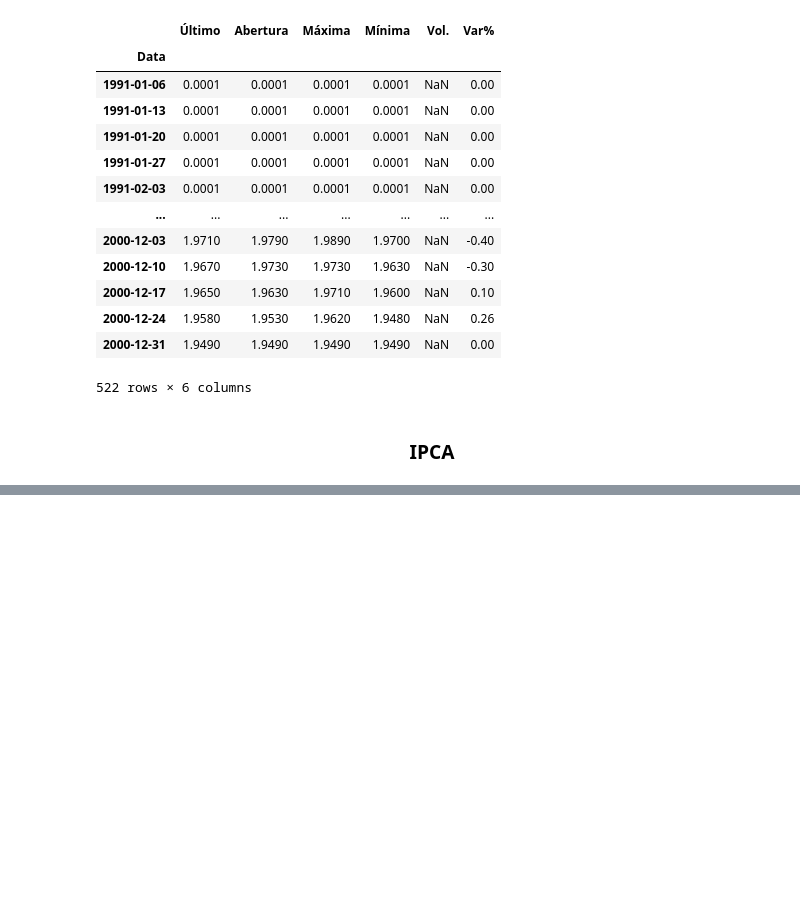
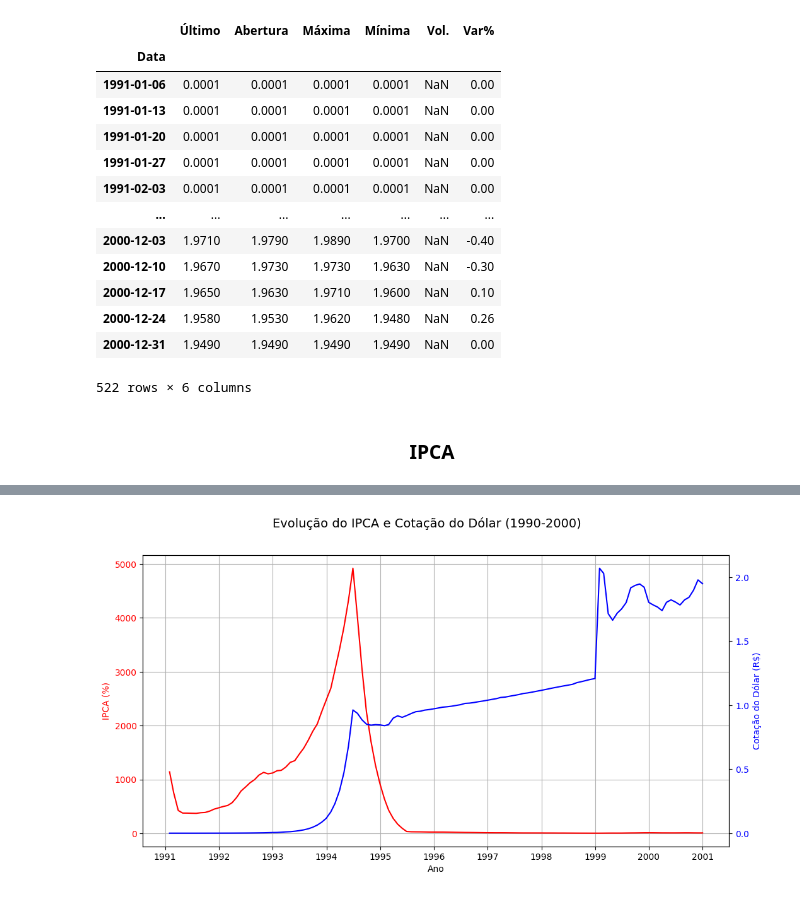
Before and after one commit to gbrlscosta/ipca-seriestemporais, a Jupyter notebook: ipca-dollar.ipynb, the cells around one changed output, grey strips where cells are left out. Cells and saved outputs as stored; diff of their text form; code cells hidden in the pictures; blank space fills up the shorter version.

```diff
--- a/ipca-dollar.ipynb
+++ b/ipca-dollar.ipynb
@@ -359,0 +455,18 @@ fig.show()
+# %%
+# Garantindo que as bibliotecas necessárias estão carregadas
+import pandas as pd
+
+# Ajustando as datas do IPCA para o último dia do mês
+base_ipca.index = base_ipca.index.to_period("M").to_timestamp("M")
+
+# Criando um DataFrame apenas com as colunas necessárias do IPCA
+df_ipca = base_ipca[["ipca_variacao", "ipca_acumulado_doze_meses"]]
+
+# Criando um DataFrame apenas com as colunas necessárias do Dólar
+df_dolar_mensal = df_dol.resample("M").last()
+
+# Combinando os dois DataFrames com base nas datas
+df_combined = df_ipca.join(df_dolar_mensal[["Último"]], how="inner")
+
+# Exibir os primeiros registros para conferir se está tudo certo
+display(df_combined.head())
@@ -359,0 +480,25 @@ fig.show()
+# %%
+import matplotlib.pyplot as plt
+
+# Criando o gráfico
+fig, ax1 = plt.subplots(figsize=(12, 6))
+
+# Gráfico do IPCA (linha vermelha)
+ax1.set_xlabel("Ano")
+ax1.set_ylabel("IPCA (%)", color="red")
+ax1.plot(df_combined.index, df_combined["ipca_acumulado_doze_meses"], color="red", label="IPCA (12 meses)")
+ax1.tick_params(axis="y", labelcolor="red")
+
+# Criando um segundo eixo y para o dólar
+ax2 = ax1.twinx()
+ax2.set_ylabel("Cotação do Dólar (R$)", color="blue")
+ax2.plot(df_combined.index, df_combined["Último"], color="blue", label="Dólar (R$)")
+ax2.tick_params(axis="y", labelcolor="blue")
+
+# Título e layout
+fig.suptitle("Evolução do IPCA e Cotação do Dólar (1990-2000)", fontsize=14)
+ax1.grid(True)
+
+plt.show()
+# %% [output]
+[figure, added]
```
Also changed, not shown: parts of 18 cells of this notebook, 2 other files.
